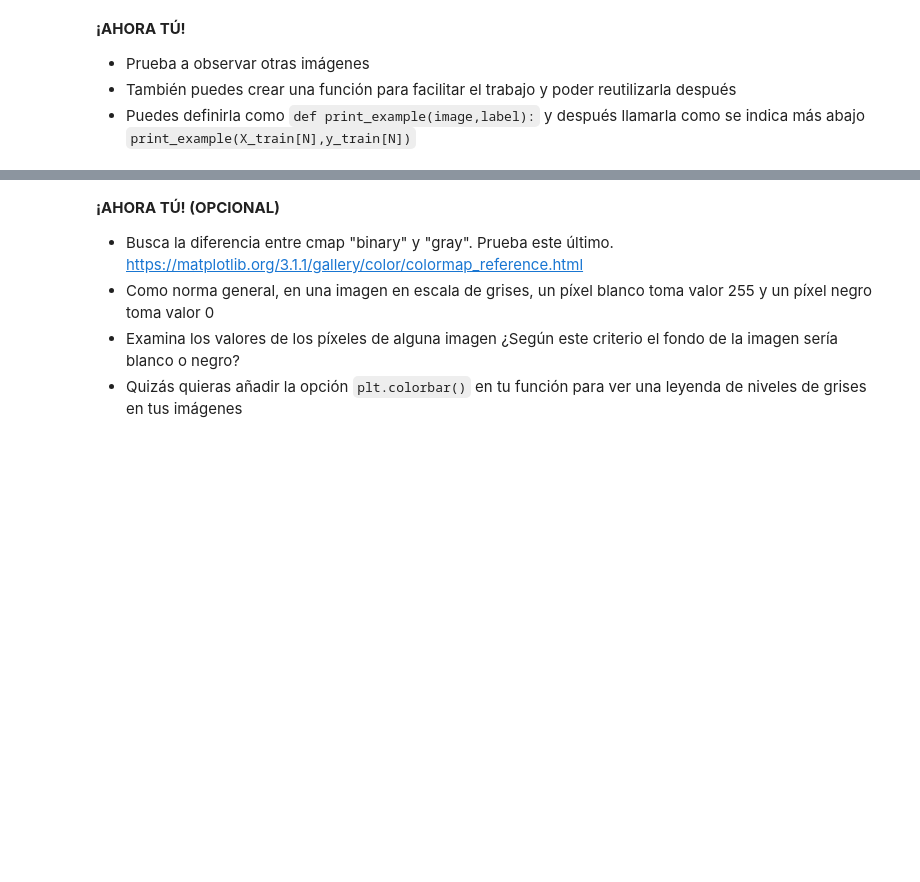
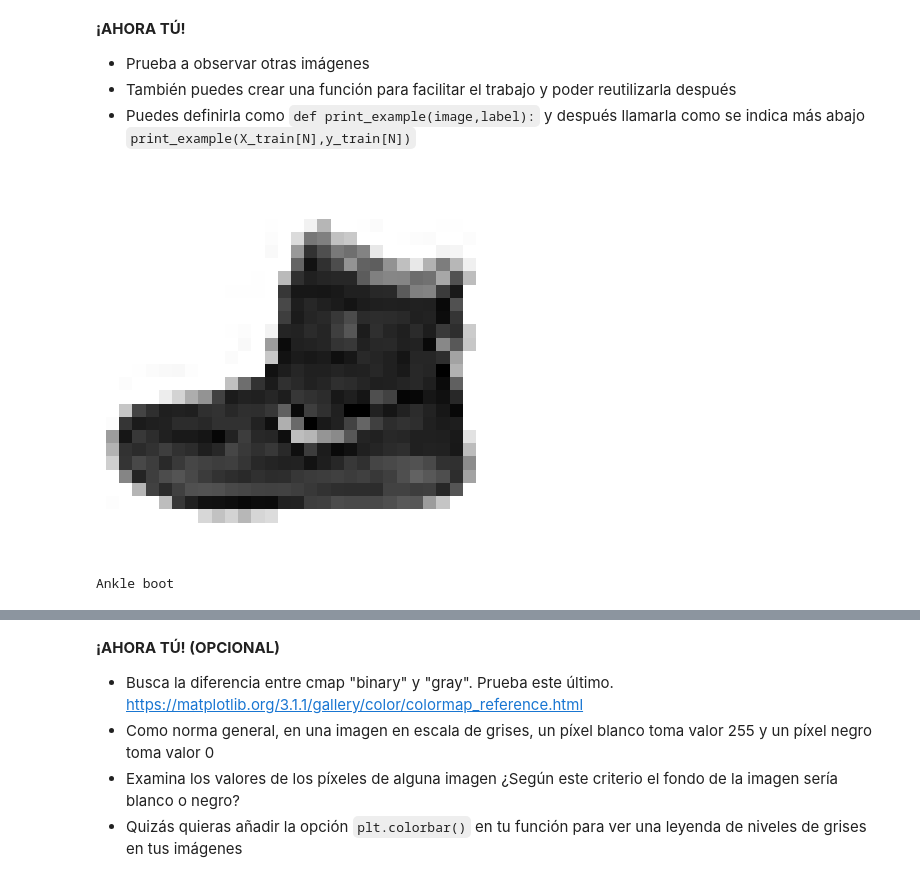
Before and after one commit to Profesor-JALleo/Clase_8-notas01, a Jupyter notebook: Ignacio Soler_L01_IntroDNN_clasificacion.ipynb, the cells around one changed output, grey strips where cells are left out. Cells and saved outputs as stored; diff of their text form; code cells hidden in the pictures; blank space fills up the shorter version.

```diff
--- a/Ignacio Soler_L01_IntroDNN_clasificacion.ipynb
+++ b/Ignacio Soler_L01_IntroDNN_clasificacion.ipynb
@@ -143,3 +138,10 @@ print(X_train.shape)
 **¡AHORA TÚ! (OPCIONAL)**
 - Prueba otra manera de dividir las señales haciendo uso de `train_test_split()` de scikit-learn.
 - Puedes utilizar `shuffle = False` para obtener la misma división entre subconjuntos que arriba
+# %%
+from sklearn.model_selection import train_test_split
+
+
+X_train, X_valid, y_train, y_valid = train_test_split (X_train_full, y_train_full, test_size=5000, shuffle=False)
+print("Forma de X_train:", X_train.shape)
+print("Forma de X_valid:", X_valid.shape)
@@ -155,0 +181,6 @@ print(X_train[0])
+# %%
+
+X_train = X_train / 255.0
+X_valid = X_valid / 255.0
+X_test = X_test / 255.0
+print(X_train.max())
@@ -167,6 +203,23 @@ print(class_names[y_train[0]])
 - Prueba a observar otras imágenes
 - También puedes crear una función para facilitar el trabajo y poder reutilizarla después
 - Puedes definirla como `def print_example(image,label):` y después llamarla como se indica más abajo `print_example(X_train[N],y_train[N])`
+# %%
+import matplotlib.pyplot as plt
+
+def print_example(image, label):
+
+    plt.imshow(image, cmap="binary")
+    plt.axis('off')
+    plt.show()
+
+    print(class_names[label])
+
+# Pongo la posición 0 como ejemplo
+N = 0
+print_example(X_train[N], y_train[N])
+# %% [output]
+[figure, added]
+Ankle boot
 # %%
 #TODO
 # %%
```
Also changed, not shown: parts of 10 cells of this notebook.
